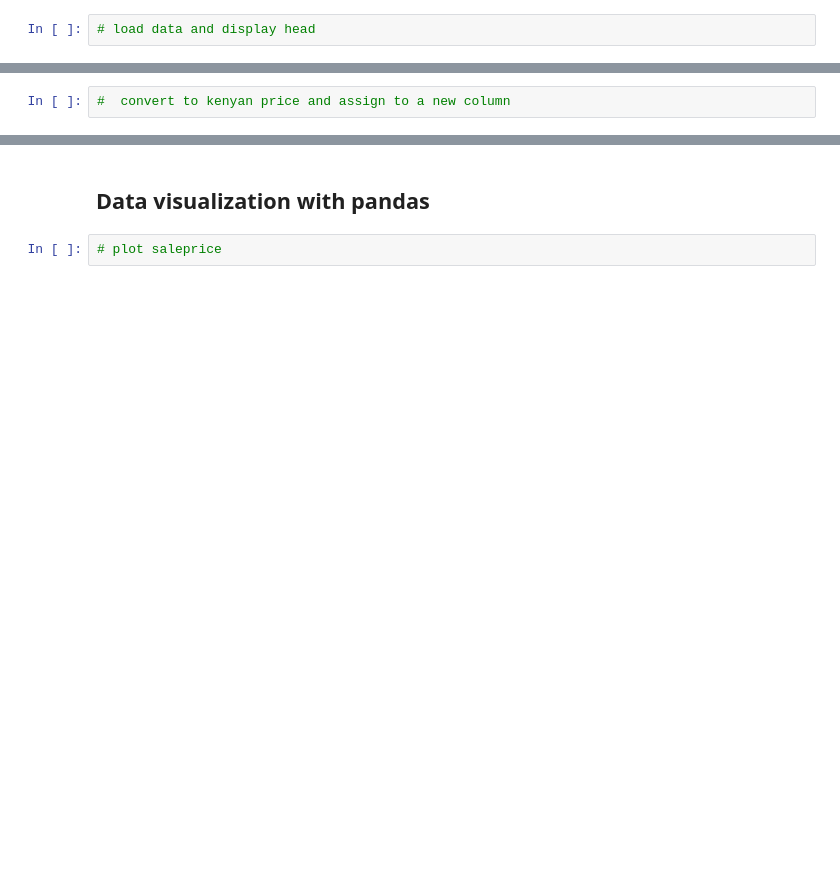
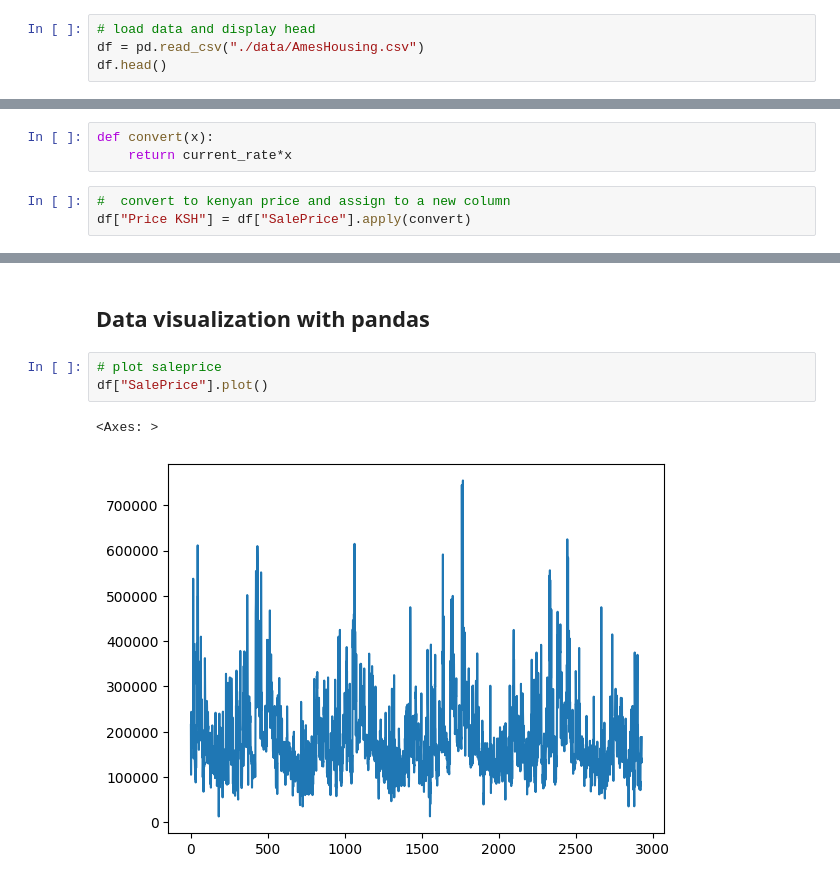
Before and after one commit to karusamuel/pandas_statiscal_methods_and_visualization, a Jupyter notebook: index.ipynb, the cells around one changed output, grey strips where cells are left out. Saved outputs shown, nothing was run; the diff lists cells and outputs as text; blank space fills up the shorter version.

```diff
--- a/index.ipynb
+++ b/index.ipynb
@@ -8,3 +11,5 @@ Statistical methods are used to perform basic statistical calculations on DataFr
 ## Data loading
 # %%
 # load data and display head
+df = pd.read_csv("./data/AmesHousing.csv")
+df.head()
@@ -71,7 +246,11 @@ Note that both of these do not mutate the original dataset -- instead, they retu
 # %%
 # convert to kenya price
 current_rate =  130
+# %%
+def convert(x):
+    return current_rate*x
 # %%
 #  convert to kenyan price and assign to a new column
+df["Price KSH"] = df["SalePrice"].apply(convert)
 # %%
 # show top 5
@@ -79,5 +266,9 @@ current_rate =  130
 ## Data visualization with pandas
 # %%
 # plot saleprice
+df["SalePrice"].plot()
+# %% [output]
+<Axes: >
+[figure, added]
 # %%
 # another plot
```
Also changed, not shown: parts of 20 cells of this notebook.
